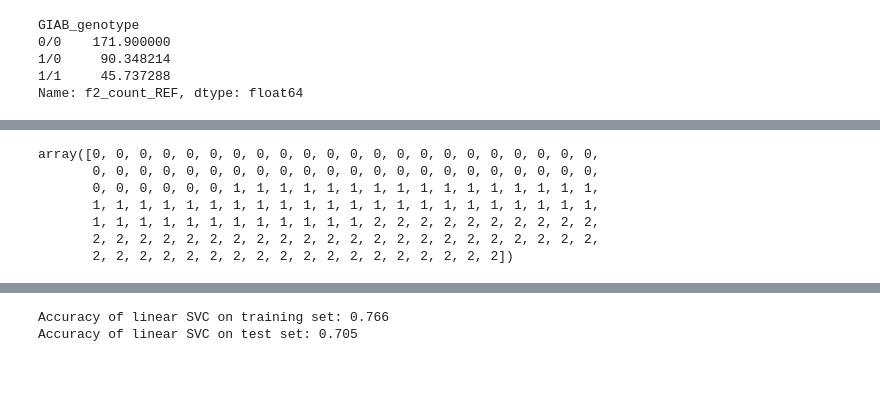
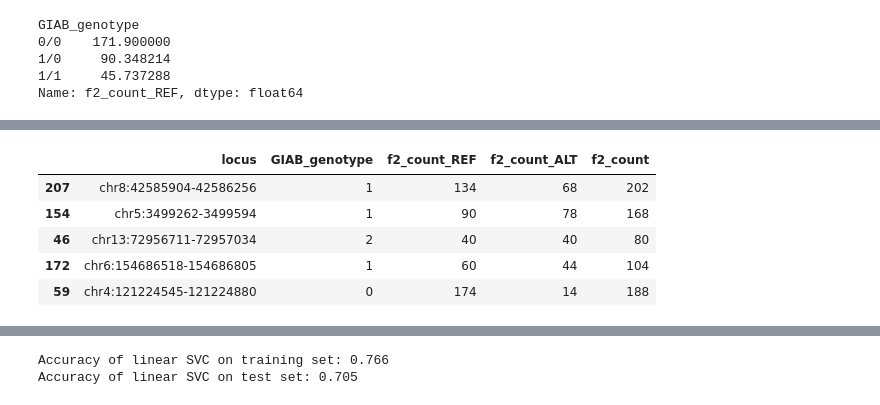
Before and after one commit to OrangeFrog210/COMP402-565Project, a Jupyter notebook: DNN_prototype_ver2.ipynb, the cells around one changed output, grey strips where cells are left out. Drawn from its saved outputs; the diff is of its cells as text; code cells hidden in the pictures; blank space fills up the shorter version.

```diff
--- a/DNN_prototype_ver2.ipynb
+++ b/DNN_prototype_ver2.ipynb
@@ -216,13 +223,15 @@ from sklearn import datasets
+# %%
+df_560.sample(5)
+# %% [output]
+|  | locus | GIAB_genotype | f2_count_REF | f2_count_ALT | f2_count |
+| 207 | chr8:42585904-42586256 | 1 | 134 | 68 | 202 |
+| 154 | chr5:3499262-3499594 | 1 | 90 | 78 | 168 |
+| 46 | chr13:72956711-72957034 | 2 | 40 | 40 | 80 |
+| 172 | chr6:154686518-154686805 | 1 | 60 | 44 | 104 |
+| 59 | chr4:121224545-121224880 | 0 | 174 | 14 | 188 |
 # %%
-iris = datasets.load_iris()
-X = iris.data[:, :]
-y = iris.target
+# from sklearn import datasets
+#iris = datasets.load_iris()
+#X = iris.data[:, :]
+#y = iris.target
-# %% [output]
-array([0, 0, 0, 0, 0, 0, 0, 0, 0, 0, 0, 0, 0, 0, 0, 0, 0, 0, 0, 0, 0, 0,
-       0, 0, 0, 0, 0, 0, 0, 0, 0, 0, 0, 0, 0, 0, 0, 0, 0, 0, 0, 0, 0, 0,
-       0, 0, 0, 0, 0, 0, 1, 1, 1, 1, 1, 1, 1, 1, 1, 1, 1, 1, 1, 1, 1, 1,
-       1, 1, 1, 1, 1, 1, 1, 1, 1, 1, 1, 1, 1, 1, 1, 1, 1, 1, 1, 1, 1, 1,
-       1, 1, 1, 1, 1, 1, 1, 1, 1, 1, 1, 1, 2, 2, 2, 2, 2, 2, 2, 2, 2, 2,
-       2, 2, 2, 2, 2, 2, 2, 2, 2, 2, 2, 2, 2, 2, 2, 2, 2, 2, 2, 2, 2, 2,
-       2, 2, 2, 2, 2, 2, 2, 2, 2, 2, 2, 2, 2, 2, 2, 2, 2, 2])
 # %%
```
Also changed, not shown: parts of 16 cells of this notebook.
